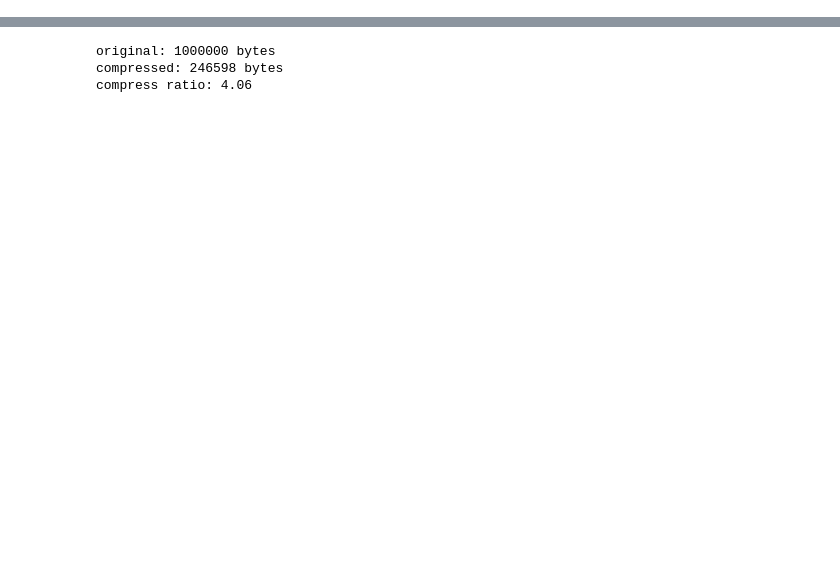
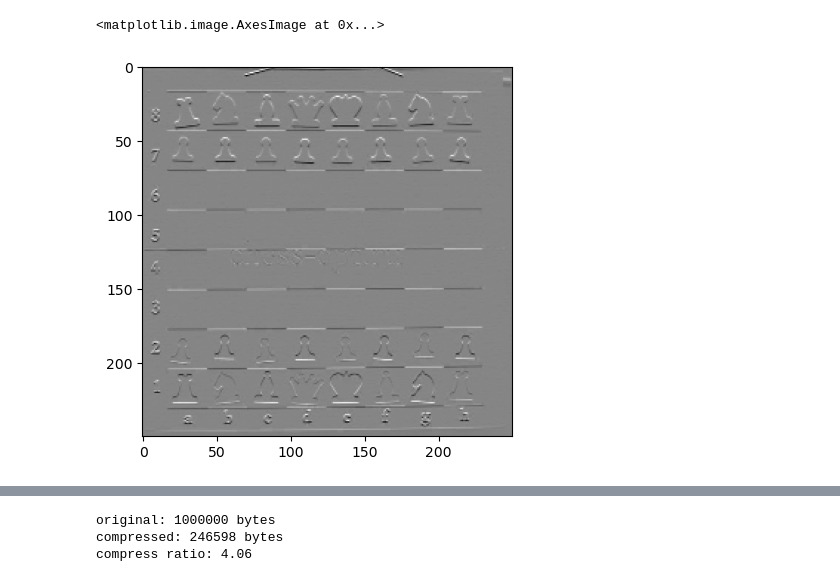
Before and after one commit to nikita-III/IP-tasks, a Jupyter notebook: project-7.ipynb, the cells around one changed output, grey strips where cells are left out. Cells and saved outputs as stored; diff of their text form; code cells hidden in the pictures; blank space fills up the shorter version.

```diff
--- a/project-7.ipynb
+++ b/project-7.ipynb
@@ -53,0 +64,5 @@ n_quants = 4
+# %%
+plt.imshow(hl, cmap='gray')
+# %% [output]
+<matplotlib.image.AxesImage at 0x...>
+[figure, added]
```
Also changed, not shown: parts of 10 cells of this notebook.
